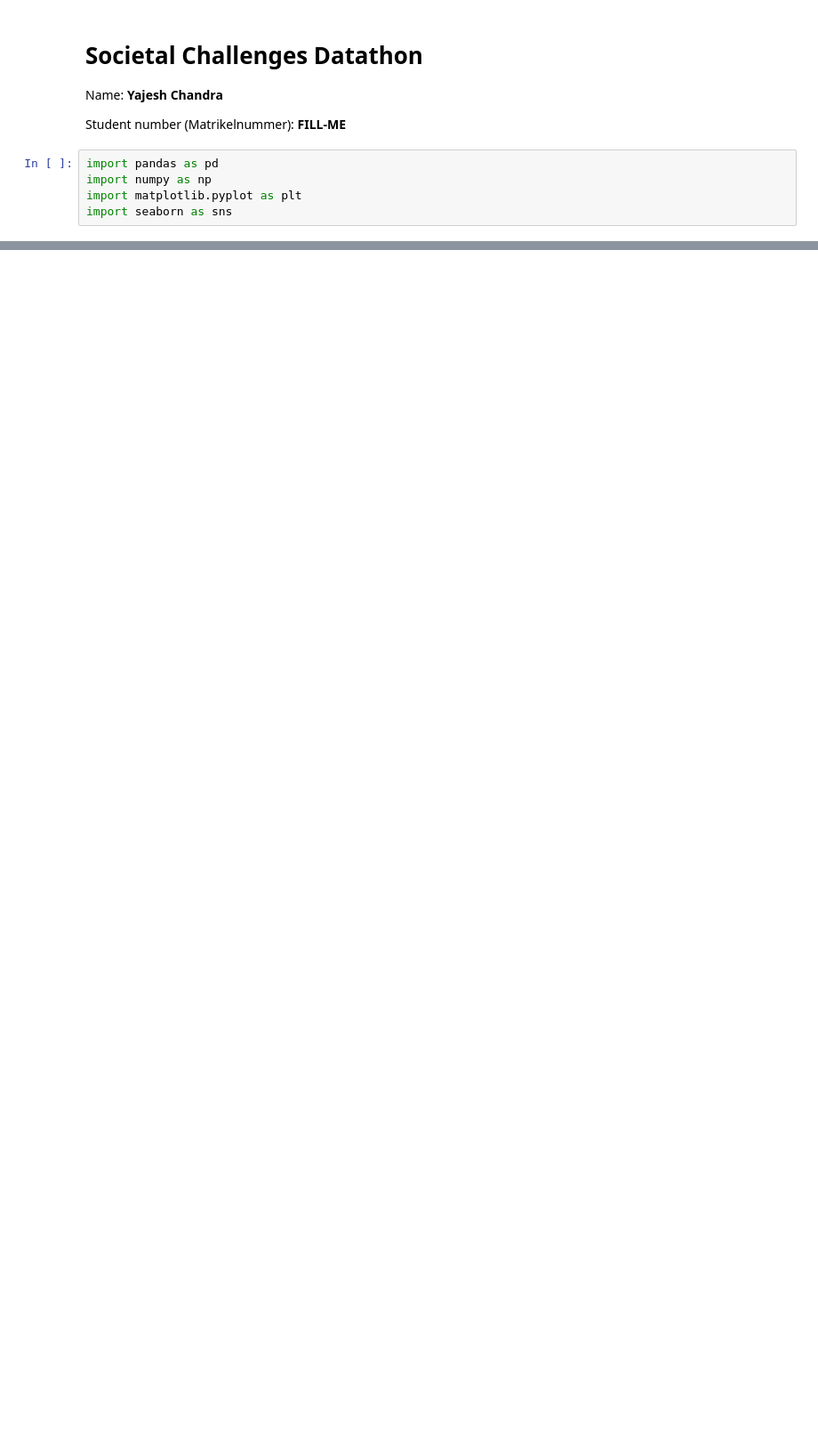
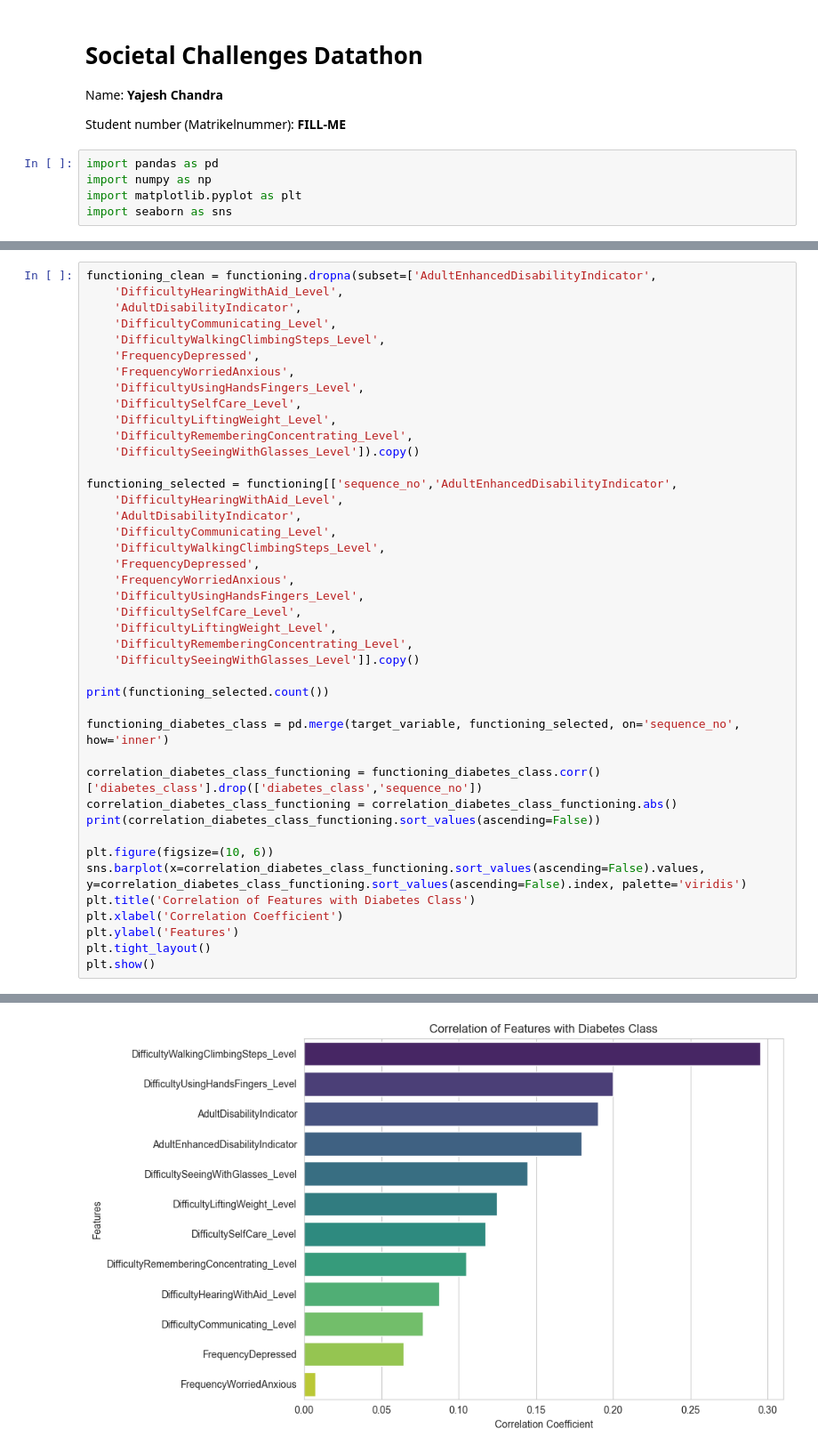
Before and after one commit to Yajeshchandra/Societal-challenges-datathon, a Jupyter notebook: main.ipynb, the cells around one changed output, grey strips where cells are left out. Shown at 89% size. Cells and saved outputs as stored; diff of their text form; blank space fills up the shorter version.

```diff
--- a/main.ipynb
+++ b/main.ipynb
@@ -674,0 +905,43 @@ Accuracy with top 10 features: 0.7408
+# %%
+functioning_clean = functioning.dropna(subset=['AdultEnhancedDisabilityIndicator',
+    'DifficultyHearingWithAid_Level',
+    'AdultDisabilityIndicator',
+    'DifficultyCommunicating_Level',
+    'DifficultyWalkingClimbingSteps_Level',
+    'FrequencyDepressed',
+    'FrequencyWorriedAnxious',
+    'DifficultyUsingHandsFingers_Level',
+    'DifficultySelfCare_Level',
+    'DifficultyLiftingWeight_Level',
+    'DifficultyRememberingConcentrating_Level',
+    'DifficultySeeingWithGlasses_Level']).copy()
+
+functioning_selected = functioning[['sequence_no','AdultEnhancedDisabilityIndicator',
+    'DifficultyHearingWithAid_Level',
+    'AdultDisabilityIndicator',
+    'DifficultyCommunicating_Level',
+    'DifficultyWalkingClimbingSteps_Level',
+    'FrequencyDepressed',
+    'FrequencyWorriedAnxious',
+    'DifficultyUsingHandsFingers_Level',
+    'DifficultySelfCare_Level',
+    'DifficultyLiftingWeight_Level',
+    'DifficultyRememberingConcentrating_Level',
+    'DifficultySeeingWithGlasses_Level']].copy()
+
+print(functioning_selected.count())
+
+functioning_diabetes_class = pd.merge(target_variable, functioning_selected, on='sequence_no', how='inner')
+
+correlation_diabetes_class_functioning = functioning_diabetes_class.corr()['diabetes_class'].drop(['diabetes_class','sequence_no'])
+correlation_diabetes_class_functioning = correlation_diabetes_class_functioning.abs()
+print(correlation_diabetes_class_functioning.sort_values(ascending=False))
+
+plt.figure(figsize=(10, 6))
+sns.barplot(x=correlation_diabetes_class_functioning.sort_values(ascending=False).values, y=correlation_diabetes_class_functioning.sort_values(ascending=False).index, palette='viridis')
+plt.title('Correlation of Features with Diabetes Class')
+plt.xlabel('Correlation Coefficient')
+plt.ylabel('Features')
+plt.tight_layout()
+plt.show()
+# %% [output]
@@ -674,0 +965 @@ Accuracy with top 10 features: 0.7408
+[figure, added]
```
Also changed, not shown: parts of 41 cells of this notebook, 13 other files.
